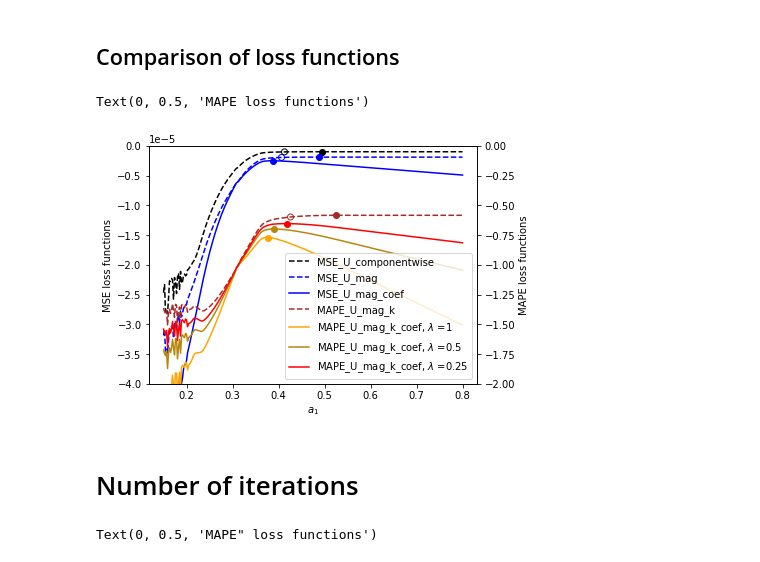
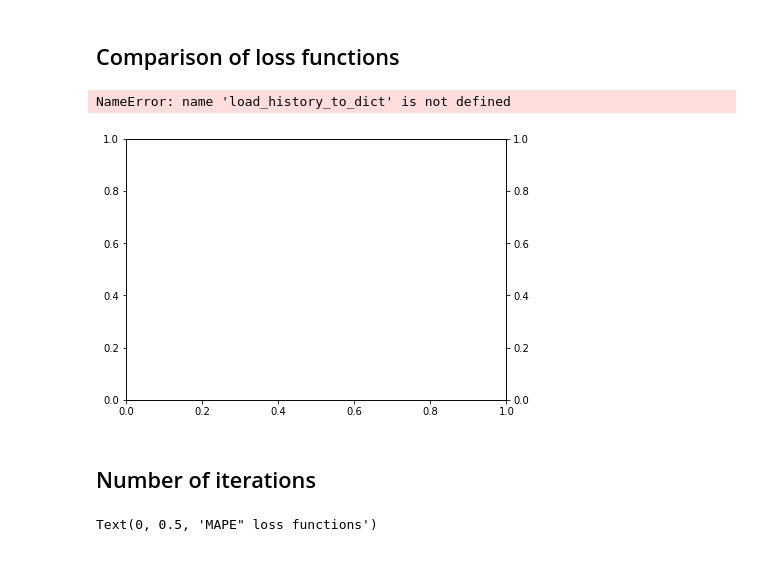
Before and after one commit to rmcconke/turbo-rans, a Jupyter notebook: periodichills.ipynb, the cells around one changed output. Saved outputs shown, nothing was run; the diff lists cells and outputs as text; code cells hidden in the pictures.

```diff
--- a/periodichills.ipynb
+++ b/periodichills.ipynb
@@ -351,6 +216,0 @@ Registering score in foam/gridsearch_a1_phll/tuner/history.json
-# %%
-def load_history(historyfile):
-    history = load_history_to_dict(history_directory,historyfile)
-    param = [d['params']['a1'] for d in history]
-    target = [d['target'] for d in history]
-    return param, target
@@ -444,7 +475,7 @@ Registering score in /home/ryley/WDK/ML/rans_tuner/foam/bayesian_a1_phll/case_1p
 # %% [markdown]
 ## Comparison of loss functions
 # %%
-history_directory = 'foam/gridsearch_a1_phll/tuner/'
+history_directory = 'foam/gridsearch/tuner/'
 def load_history(historyfile):
     history = load_history_to_dict(history_directory,historyfile)
     param = [d['params']['a1'] for d in history]
@@ -516,37 +547,37 @@ ax2.plot(load_history('history_foam_multi_mape_U_magnitude_2Dxy_mape_k_relcoeff_
 ax2.scatter(x = get_max_xy('history_foam_multi_mape_U_magnitude_2Dxy_mape_k_relcoeff_mean.json')[0],
             y = get_max_xy('history_foam_multi_mape_U_magnitude_2Dxy_mape_k_relcoeff_mean.json')[1],
             c='orange')
 
 ax2.plot(load_history('history_foam_multi_mape_U_magnitude_2Dxy_mape_k_relcoeff_mean_lda0p5.json')[0],
          load_history('history_foam_multi_mape_U_magnitude_2Dxy_mape_k_relcoeff_mean_lda0p5.json')[1],
          'darkgoldenrod',
          label=r'MAPE_U_mag_k_coef, $\lambda$ =0.5')
 ax2.scatter(x = get_max_xy('history_foam_multi_mape_U_magnitude_2Dxy_mape_k_relcoeff_mean_lda0p5.json')[0],
             y = get_max_xy('history_foam_multi_mape_U_magnitude_2Dxy_mape_k_relcoeff_mean_lda0p5.json')[1],
             c='darkgoldenrod')
 
 ax2.plot(load_history('history_foam_multi_mape_U_magnitude_2Dxy_mape_k_relcoeff_mean_lda0p25.json')[0],
          load_history('history_foam_multi_mape_U_magnitude_2Dxy_mape_k_relcoeff_mean_lda0p25.json')[1],
          'red',
          label=r'MAPE_U_mag_k_coef, $\lambda$ =0.25')
 
 ax2.scatter(x = get_max_xy('history_foam_multi_mape_U_magnitude_2Dxy_mape_k_relcoeff_mean_lda0p25.json')[0],
             y = get_max_xy('history_foam_multi_mape_U_magnitude_2Dxy_mape_k_relcoeff_mean_lda0p25.json')[1],
             c='red')
 
 ax1.set_ylim([-0.000040,0])
 ax2.set_ylim([-2,0])
 lines, labels = ax1.get_legend_handles_labels()
 lines2, labels2 = ax2.get_legend_handles_labels()
 ax2.legend(lines + lines2, labels + labels2, loc=4)
 ax1.set_xlabel(r'$a_1$')
 ax1.set_ylabel('MSE loss functions')
 ax2.set_ylabel('MAPE loss functions')
 # %% [output]
-Text(0, 0.5, 'MAPE loss functions')
+NameError: name 'load_history_to_dict' is not defined
-[figure, old version]
+[figure, new version]
 # %% [markdown]
-# Number of iterations
+## Number of iterations
 # %%
 def load_history(historyfile,history_directory='foam/gridsearch_a1_phll/tuner/'):
     history = load_history_to_dict(history_directory,historyfile)
```
Also changed, not shown: parts of 15 cells of this notebook, 1 other file.
